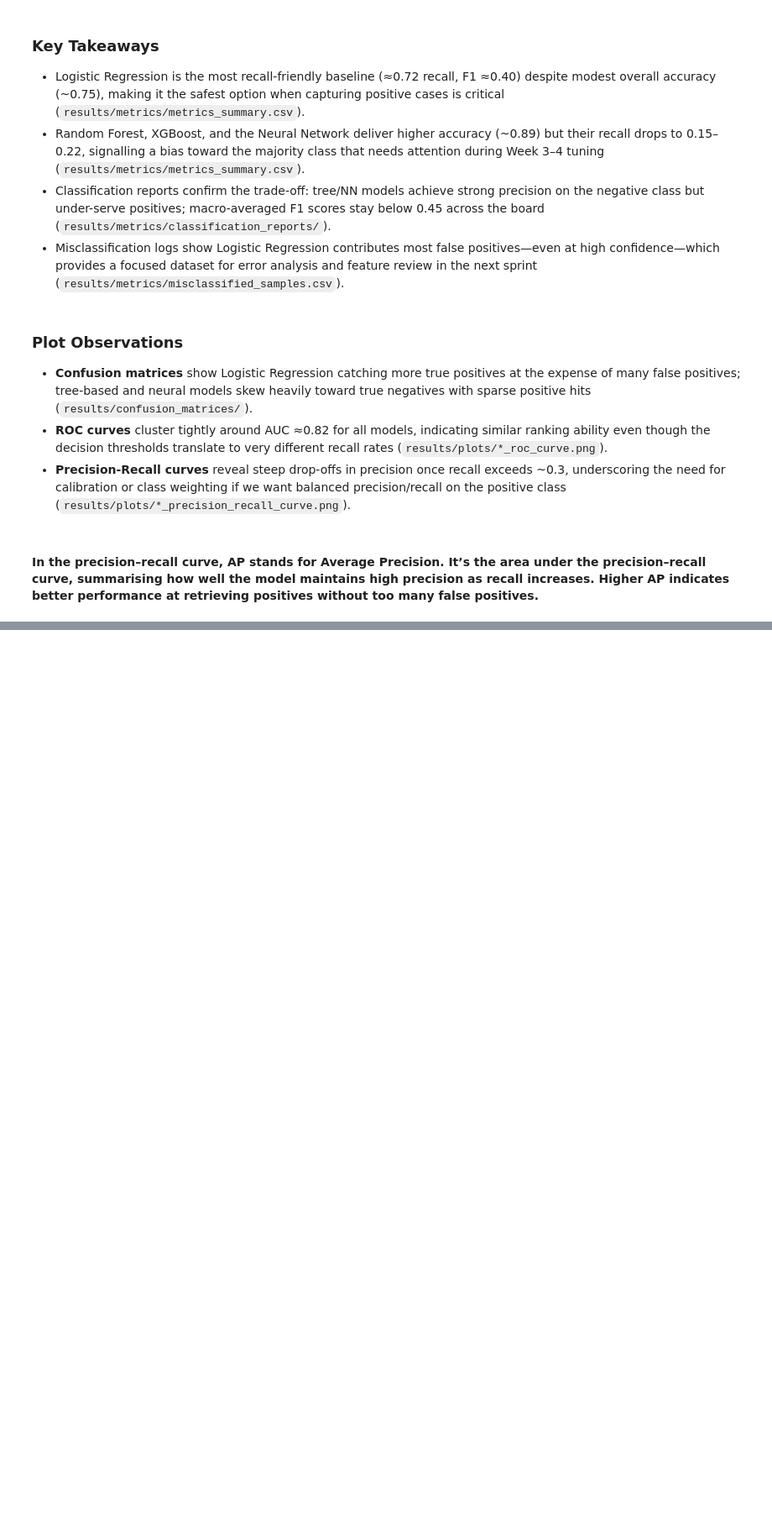
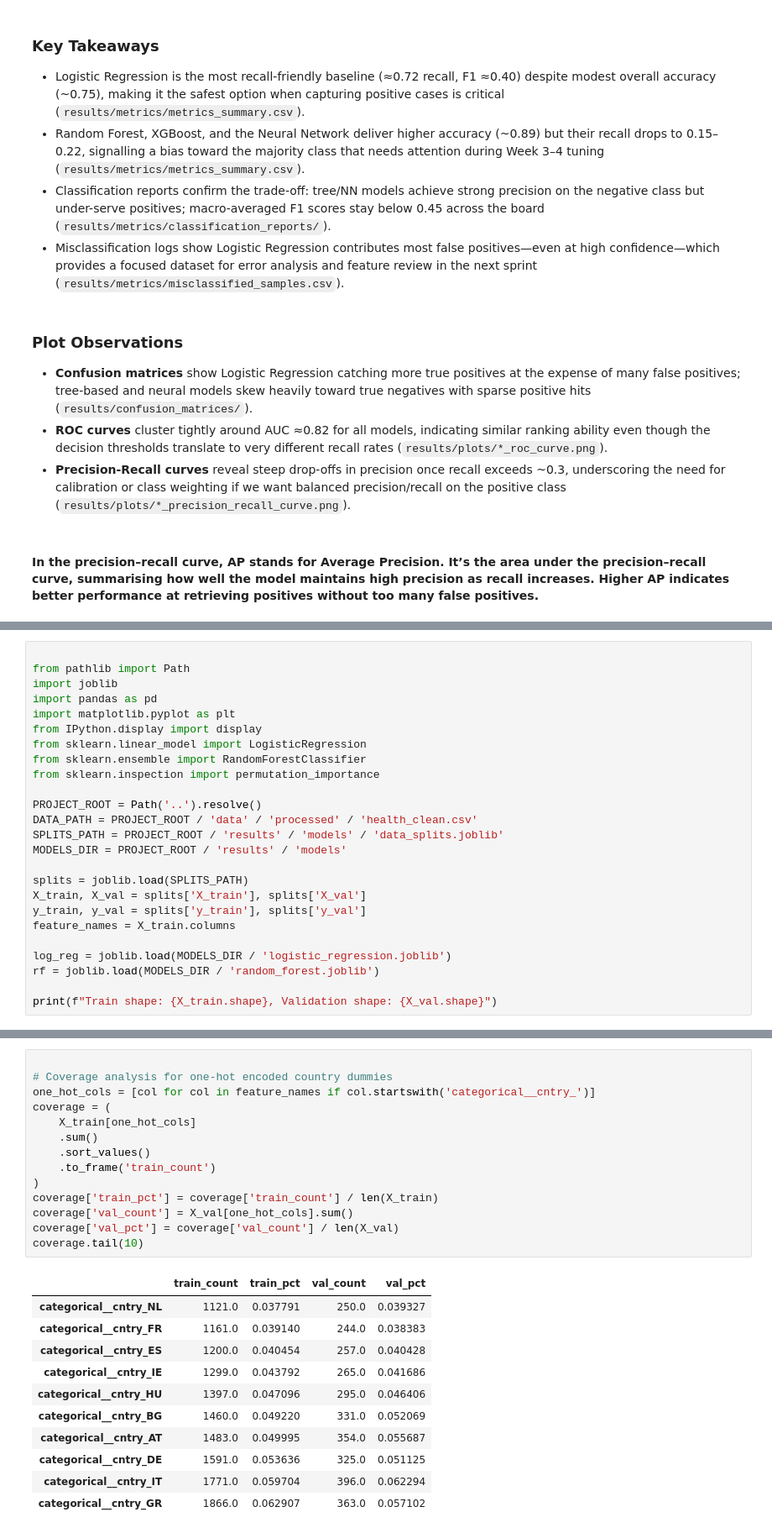
Before and after one commit to Petlaz/health-xai-prediction, a Jupyter notebook: notebooks/03_modeling.ipynb, the cells around one changed output, grey strips where cells are left out. Shown at 84% size. Drawn from its saved outputs; the diff is of its cells as text; blank space fills up the shorter version.

```diff
--- a/notebooks/03_modeling.ipynb
+++ b/notebooks/03_modeling.ipynb
@@ -255,0 +259,25 @@ else:
+# %%
+
+from pathlib import Path
+import joblib
+import pandas as pd
+import matplotlib.pyplot as plt
+from IPython.display import display
+from sklearn.linear_model import LogisticRegression
+from sklearn.ensemble import RandomForestClassifier
+from sklearn.inspection import permutation_importance
+
+PROJECT_ROOT = Path('..').resolve()
+DATA_PATH = PROJECT_ROOT / 'data' / 'processed' / 'health_clean.csv'
+SPLITS_PATH = PROJECT_ROOT / 'results' / 'models' / 'data_splits.joblib'
+MODELS_DIR = PROJECT_ROOT / 'results' / 'models'
+
+splits = joblib.load(SPLITS_PATH)
+X_train, X_val = splits['X_train'], splits['X_val']
+y_train, y_val = splits['y_train'], splits['y_val']
+feature_names = X_train.columns
+
+log_reg = joblib.load(MODELS_DIR / 'logistic_regression.joblib')
+rf = joblib.load(MODELS_DIR / 'random_forest.joblib')
+
+print(f"Train shape: {X_train.shape}, Validation shape: {X_val.shape}")
@@ -255,0 +431,26 @@ else:
+# %%
+
+# Coverage analysis for one-hot encoded country dummies
+one_hot_cols = [col for col in feature_names if col.startswith('categorical__cntry_')]
+coverage = (
+    X_train[one_hot_cols]
+    .sum()
+    .sort_values()
+    .to_frame('train_count')
+)
+coverage['train_pct'] = coverage['train_count'] / len(X_train)
+coverage['val_count'] = X_val[one_hot_cols].sum()
+coverage['val_pct'] = coverage['val_count'] / len(X_val)
+coverage.tail(10)
+# %% [output]
+|  | train_count | train_pct | val_count | val_pct |
+| categorical__cntry_NL | 1121.0 | 0.037791 | 250.0 | 0.039327 |
+| categorical__cntry_FR | 1161.0 | 0.039140 | 244.0 | 0.038383 |
+| categorical__cntry_ES | 1200.0 | 0.040454 | 257.0 | 0.040428 |
+| categorical__cntry_IE | 1299.0 | 0.043792 | 265.0 | 0.041686 |
+| categorical__cntry_HU | 1397.0 | 0.047096 | 295.0 | 0.046406 |
+| categorical__cntry_BG | 1460.0 | 0.049220 | 331.0 | 0.052069 |
+| categorical__cntry_AT | 1483.0 | 0.049995 | 354.0 | 0.055687 |
+| categorical__cntry_DE | 1591.0 | 0.053636 | 325.0 | 0.051125 |
+| categorical__cntry_IT | 1771.0 | 0.059704 | 396.0 | 0.062294 |
+| categorical__cntry_GR | 1866.0 | 0.062907 | 363.0 | 0.057102 |
```
Also changed, not shown: parts of 11 cells of this notebook, 2 other files.
